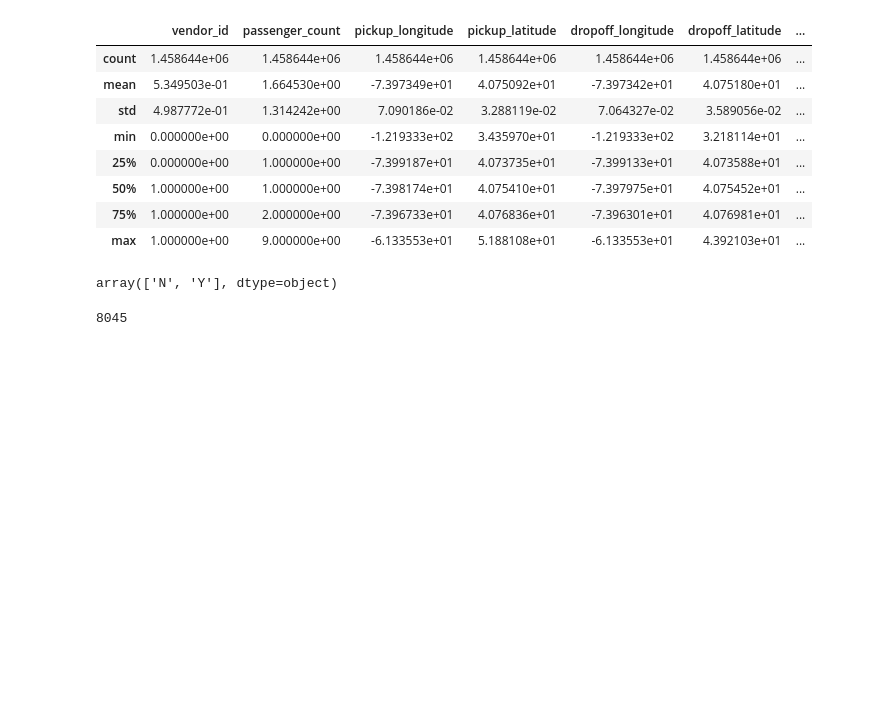
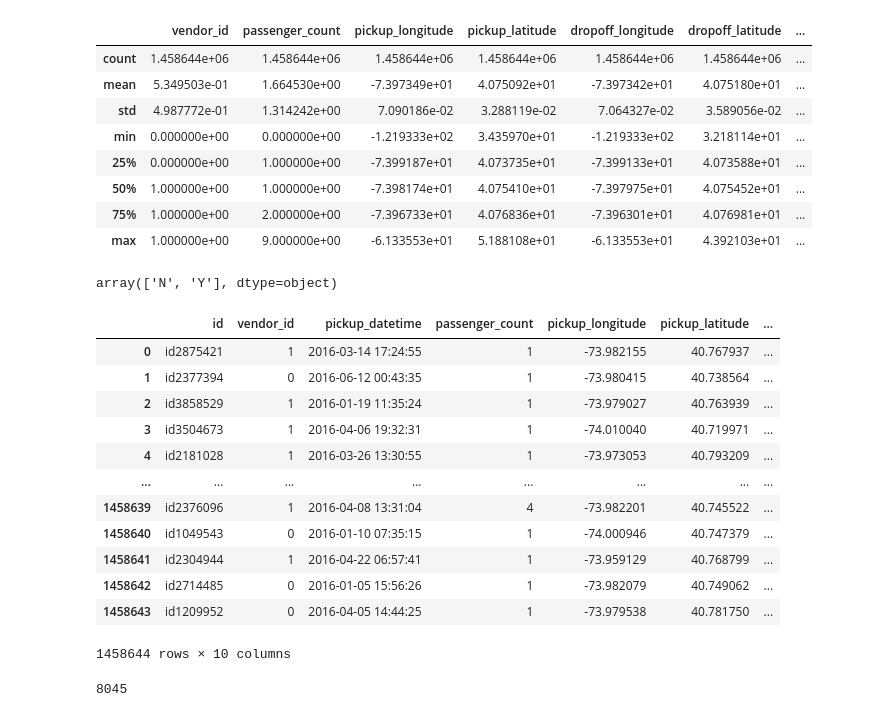
Before and after one commit to gbrs/demo_startml_karpov, a Jupyter notebook: HW1.ipynb, the cells around one changed output. Cells and saved outputs as stored; diff of their text form; code cells hidden in the pictures; blank space fills up the shorter version.

```diff
--- a/HW1.ipynb
+++ b/HW1.ipynb
@@ -106,6 +106,23 @@ array(['N', 'Y'], dtype=object)
 # %%
 ### Your code is here
 taxiDB['store_and_fwd_flag'] = [1 if val  == 'Y' else 0 for val in taxiDB['store_and_fwd_flag']]
+# %%
+# юб
+taxiDB
+# %% [output]
+|  | id | vendor_id | pickup_datetime | passenger_count | pickup_longitude | pickup_latitude | ... |
+| 0 | id2875421 | 1 | 2016-03-14 17:24:55 | 1 | -73.982155 | 40.767937 | ... |
+| 1 | id2377394 | 0 | 2016-06-12 00:43:35 | 1 | -73.980415 | 40.738564 | ... |
+| 2 | id3858529 | 1 | 2016-01-19 11:35:24 | 1 | -73.979027 | 40.763939 | ... |
+| 3 | id3504673 | 1 | 2016-04-06 19:32:31 | 1 | -74.010040 | 40.719971 | ... |
+| 4 | id2181028 | 1 | 2016-03-26 13:30:55 | 1 | -73.973053 | 40.793209 | ... |
+| ... | ... | ... | ... | ... | ... | ... | ... |
+| 1458639 | id2376096 | 1 | 2016-04-08 13:31:04 | 4 | -73.982201 | 40.745522 | ... |
+| 1458640 | id1049543 | 0 | 2016-01-10 07:35:15 | 1 | -74.000946 | 40.747379 | ... |
+| 1458641 | id2304944 | 1 | 2016-04-22 06:57:41 | 1 | -73.959129 | 40.768799 | ... |
+| 1458642 | id2714485 | 0 | 2016-01-05 15:56:26 | 1 | -73.982079 | 40.749062 | ... |
+| 1458643 | id1209952 | 0 | 2016-04-05 14:44:25 | 1 | -73.979538 | 40.781750 | ... |
+1458644 rows × 10 columns
 # %%
 taxiDB[:10].to_csv('task_5', sep=';')
 # %%
```
Also changed, not shown: parts of 6 cells of this notebook, 1 other file.
